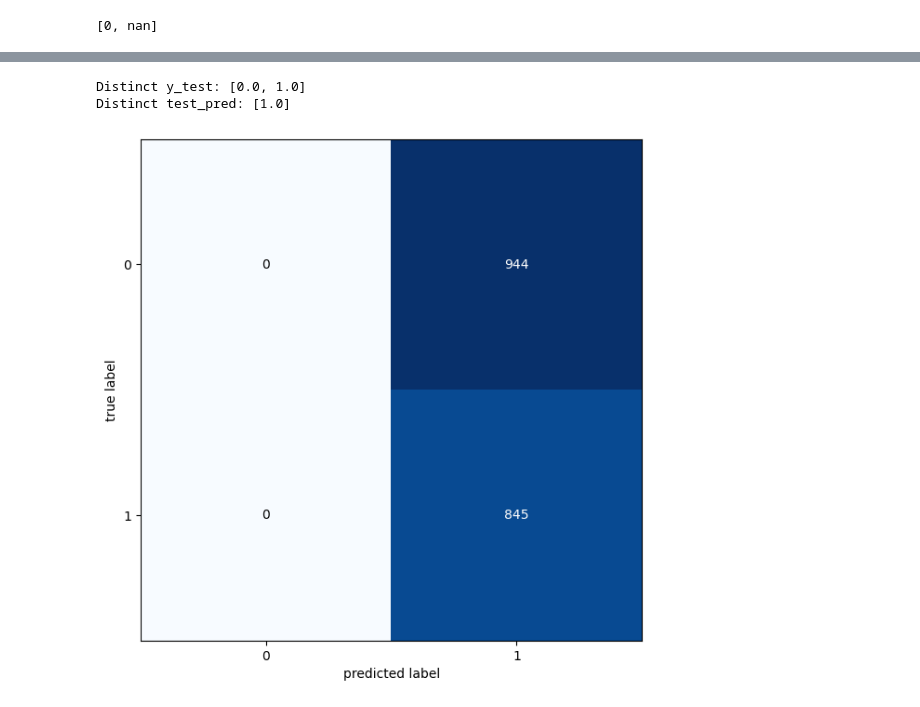
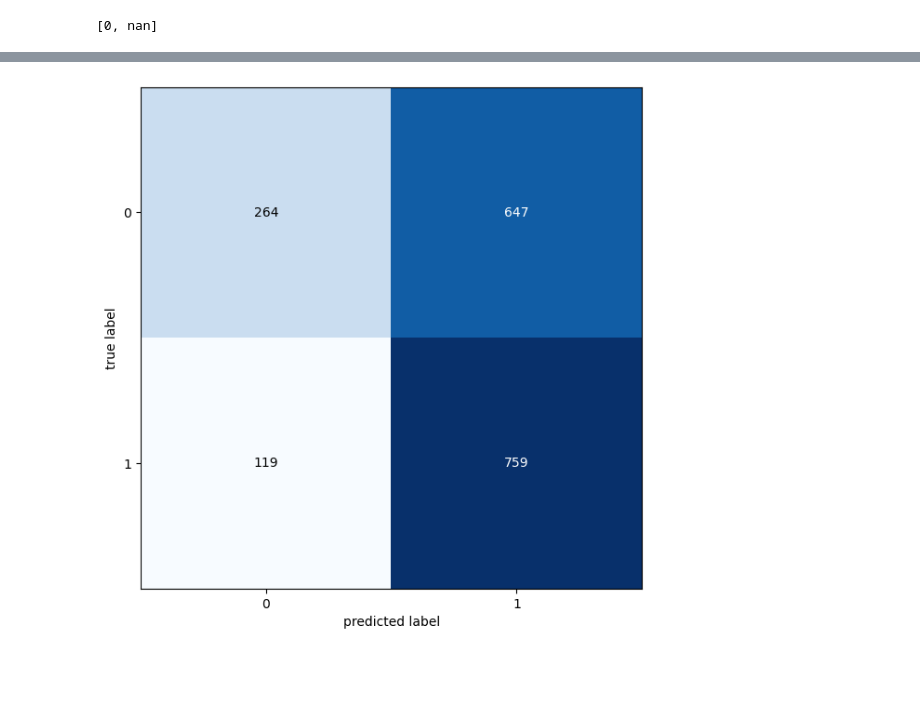
Before and after one commit to rigaml/predict-backtest, a Jupyter notebook: notebooks/single_class.ipynb, the cells around one changed output, grey strips where cells are left out. Saved outputs shown, nothing was run; the diff lists cells and outputs as text; code cells hidden in the pictures; blank space fills up the shorter version.

Commit message:
Uses 5m data for single classification.

```diff
--- a/notebooks/single_class.ipynb
+++ b/notebooks/single_class.ipynb
@@ -356,4 +428,4 @@ y = torch.Tensor(targets_binary)
 # %%
-train_split= int(0.8 * len(X))
-X_train, y_train= X[:train_split], y[:train_split]
-X_test, y_test= X[train_split:], y[train_split:]
+train_test_split= int(0.8 * len(targets_tensor))
+inputs_tensor_train, targets_tensor_train= inputs_tensor_shuffle[:train_test_split], targets_tensor_shuffle[:train_test_split]
+inputs_tensor_test, targets_tensor_test= inputs_tensor_shuffle[train_test_split:], targets_tensor_shuffle[train_test_split:]
@@ -415,13 +521,13 @@ class StockModelBinaryV0(nn.Module):
     """Initializes multi-class classification model"""
     super().__init__()
     self.linear_layer_stack = nn.Sequential(
-      nn.Linear(in_features=input_features, out_features=hidden_units*16),
-      nn.Tanh(),
-      nn.Linear(in_features=hidden_units*16, out_features=hidden_units*8),
+      nn.Linear(in_features=input_features, out_features=hidden_units*8),
       nn.Tanh(),
       nn.Linear(in_features=hidden_units*8, out_features=hidden_units*4),
       nn.Tanh(),
-      nn.Linear(in_features=hidden_units*4, out_features=hidden_units),
+      nn.Linear(in_features=hidden_units*4, out_features=hidden_units*2),
+      nn.Tanh(),
+      nn.Linear(in_features=hidden_units*2, out_features=hidden_units),
       nn.Tanh(),
       nn.Linear(in_features=hidden_units, out_features=1)
     )
@@ -434,20 +540,10 @@ class StockModelBinaryV0(nn.Module):
 # Create an instance of the model
 model_0 = StockModelBinaryV0(
   input_features=len(signal_windows),
-  hidden_units=10).to(device)
+  hidden_units=20).to(device)
 # %%
 from torchmetrics import Accuracy
 
 loss_fn = nn.BCEWithLogitsLoss()
-optimizer = torch.optim.SGD(params=model_0.parameters(), lr=0.07)
+optimizer = torch.optim.SGD(params=model_0.parameters(), lr=0.1)
 accuracy_fn= Accuracy(task='binary').to(device)
-# %%
-print(f"y_train: {y_train}")
-print(f"y_train.dtype: {y_train.dtype}")
-model_0.eval()
-with torch.inference_mode():
-    y_logits= model_0(X_train).squeeze()
-    print(f"y_logits: {y_logits}")
-    y_pred= torch.round(torch.sigmoid(y_logits))
-    print(f"y_pred: ", ", ".join([str(num) for num in y_pred.tolist()]))
-    print(f"y_pred.dtype: {y_pred.dtype}")
@@ -517,28 +625,36 @@ Epoch: 9900 | Loss: 0.69815 Acc: 48.78% | Test loss: 0.68857 Test acc: 54.89%
-# %%
-print(f"Distinct y_test: {list(set(y_test.tolist()))}")
-print(f"Distinct test_pred: {list(set(test_pred.tolist()))}")
-# %% [output]
-Distinct y_test: [0.0, 1.0]
-Distinct test_pred: [1.0]
 # %%
 from torchmetrics import ConfusionMatrix
 # plot_confusion_matrix will plot the metrix in a nicer way
 from mlxtend.plotting import plot_confusion_matrix
+
+model_0.eval()
+with torch.inference_mode():
+    X= inputs_tensor_test.to(device)
+    y= targets_tensor_test.to(device)
+
+    # Predict for test data
+    test_logits= model_0(X).squeeze()
+    test_pred= torch.round(torch.sigmoid(test_logits))
+
+    # Calculate test loss/accuracy
+    test_loss+= loss_fn(test_logits, y)
+    test_accuracy+= accuracy_fn(test_pred, y)
+
 
 confmat= ConfusionMatrix(task='binary')
 
 # test_data.targets are the values we want to predict in the test dataloader
 confmat_tensor= confmat(
   preds= test_pred.cpu(),
-  target= y_test.cpu())
+  target= targets_tensor_test.cpu())
 
 # Plot the confusion matrix
 fig, ax= plot_confusion_matrix(
   conf_mat= confmat_tensor.numpy(),
   figsize= (10, 7)
 )
 # %% [output]
-[figure, old version]
+[figure, new version]
 # %%
 try:
   import torchinfo
```
Also changed, not shown: parts of 24 cells of this notebook, 1 other file.
